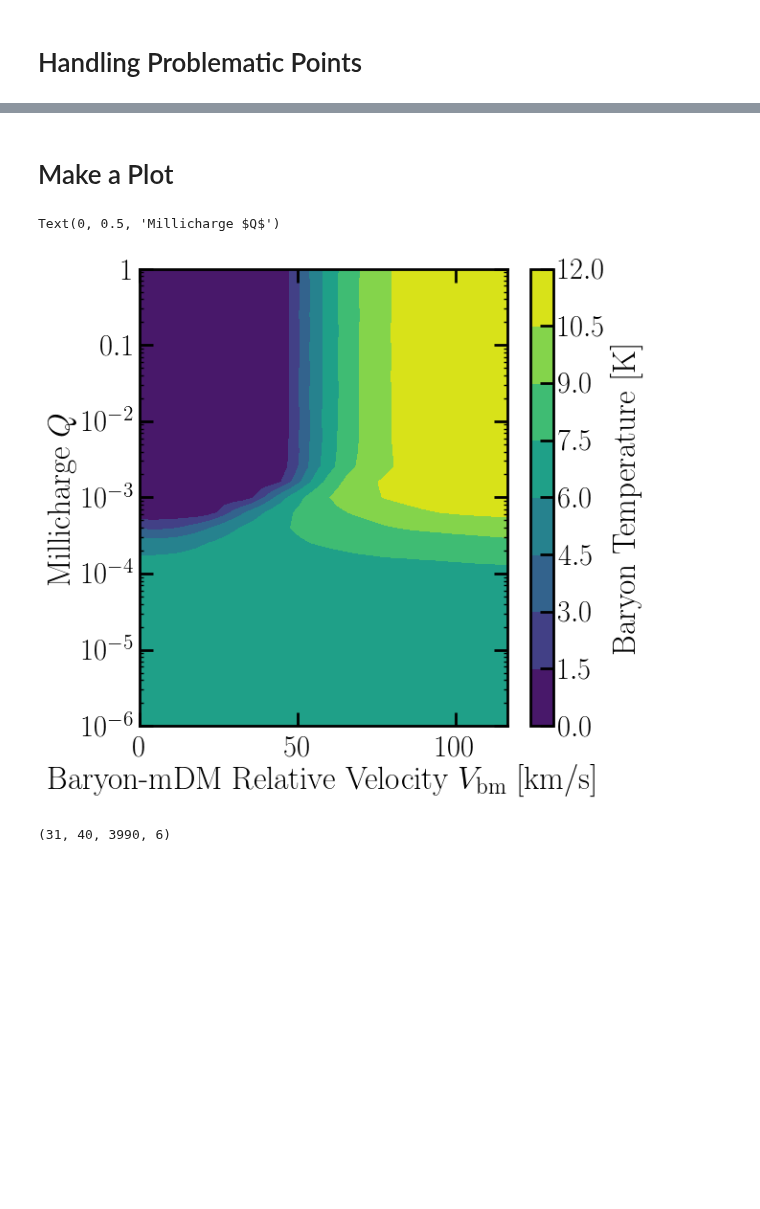
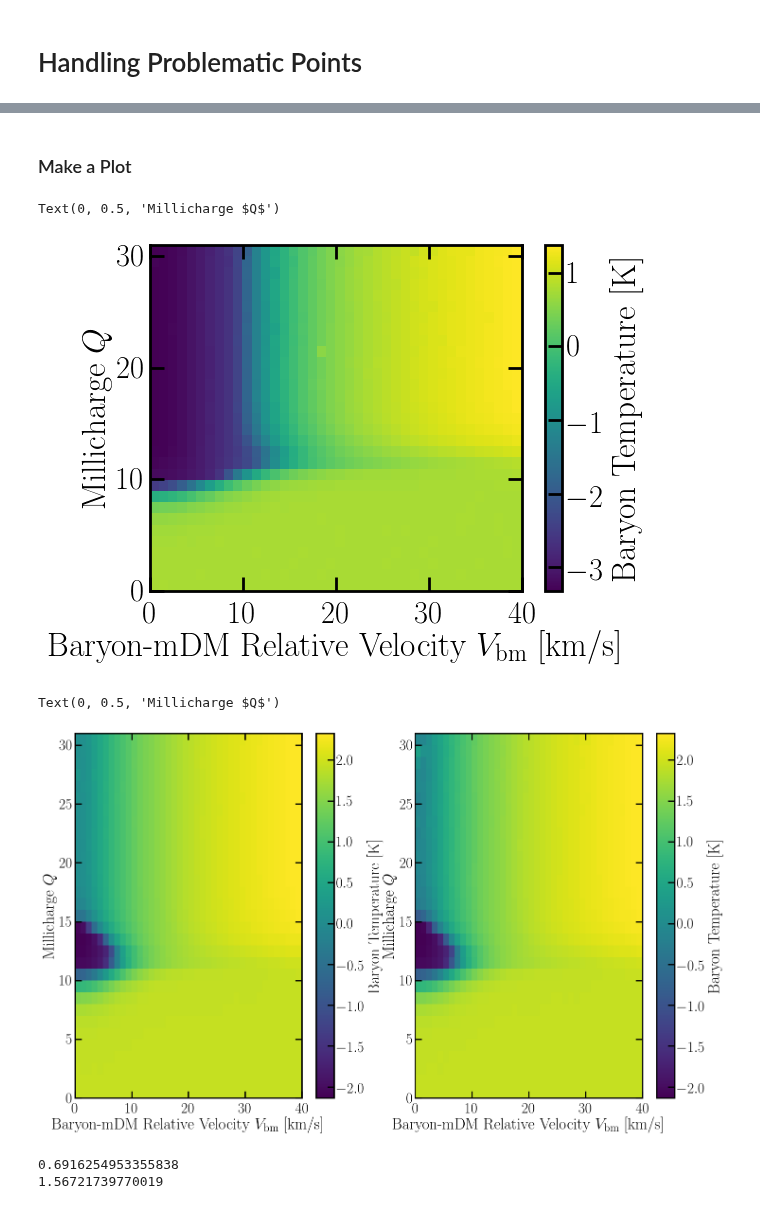
Before and after one commit to hongwanliu/millicharged_DM_with_bath, a Jupyter notebook: notebooks/Millicharged_Vrel_Parameter_Scan.ipynb, the cells around one changed output, grey strips where cells are left out. Saved outputs shown, nothing was run; the diff lists cells and outputs as text; code cells hidden in the pictures; blank space fills up the shorter version.

```diff
--- a/notebooks/Millicharged_Vrel_Parameter_Scan.ipynb
+++ b/notebooks/Millicharged_Vrel_Parameter_Scan.ipynb
@@ -224,7 +211,9 @@ Errors:  [[0, 0], [0, 5], [0, 22], [0, 26], [1, 0], [1, 3], [1, 9], [1, 13], [1,
 # %%
-# pickle.dump((soln_arr, error_arr), open('/tigress/hongwanl/millicharged_DM_with_bath/data_Vrel_m_m_3e8.p','wb'))
+pickle.dump((soln_arr, error_arr), open('/tigress/hongwanl/millicharged_DM_with_bath/Vrel_scan_fixed_He_bug/data_Vrel_m_m_3_GeV_m_C_100_MeV.p','wb'))
 
-soln_arr, error_arr = pickle.load(open('/tigress/hongwanl/millicharged_DM_with_bath/data_Vrel_m_m_3e8.p','rb'))
+soln_arr, error_arr = pickle.load(open('/tigress/hongwanl/millicharged_DM_with_bath/Vrel_scan_fixed_He_bug/data_Vrel_m_m_3_GeV_m_C_100_MeV.p','rb'))
+
+# error_arr = to_clean
 # %% [markdown]
 # Handling Problematic Points
 # %%
@@ -318,26 +352,77 @@ Solved: [ 18 ,  0 ]
 
 []
 # %% [markdown]
-# Make a Plot
+### Make a Plot
 # %%
-soln_arr, error_arr = pickle.load(open('/tigress/hongwanl/millicharged_DM_with_bath/data_Vrel_m_m_3e8.p','rb'))
+soln_arr, error_arr = pickle.load(open('/tigress/hongwanl/millicharged_DM_with_bath/Vrel_scan_fixed_He_bug/data_Vrel_m_m_30_MeV_m_C_100_MeV.p','rb'))
 
 # rs_vec[-9] is 1+z = 18.
 
-plt.figure()
+plt.figure(figsize=(6,4.5))
 
-plt.yscale('log')
+# plt.yscale('log')
 
-plt.contourf(V_rel_arr * phys.c / 1e5, Q_arr,  soln_arr[:,:,-9,0] / phys.kB)
+# plt.contourf(V_rel_arr * phys.c / 1e5, Q_arr,  soln_arr[:,:,-9,0] / phys.kB)
+plt.pcolormesh(np.log(soln_arr_2[:,:,-1,0] / phys.kB))
 
 plt.colorbar(label='Baryon Temperature [K]')
 
+plt.axis([0, 40, 0, 31])
+
 plt.xlabel(r'Baryon-mDM Relative Velocity $V_\mathrm{bm}$ [km/s]')
 plt.ylabel(r'Millicharge $Q$')
 # %% [output]
 Text(0, 0.5, 'Millicharge $Q$')
-[figure, old version]
+[figure, new version]
-# %%
-soln_arr.shape
-# %% [output]
-(31, 40, 3990, 6)
+# %%
+soln_arr, error_arr = pickle.load(open('/tigress/hongwanl/millicharged_DM_with_bath/Vrel_scan_fixed_He_bug/data_Vrel_m_m_30_MeV_m_C_100_MeV.p','rb'))
+soln_arr_2, error_arr_2 = pickle.load(open('/tigress/hongwanl/millicharged_DM_with_bath/Vrel_scan/data_Vrel_m_m_3e7.p','rb'))
+
+# rs_vec[-9] is 1+z = 18.
+
+f, axs = plt.subplots(1, 2, figsize=(17,10))
+
+# plt.yscale('log')
+
+# plt.contourf(V_rel_arr * phys.c / 1e5, Q_arr,  soln_arr[:,:,-9,0] / phys.kB)
+
+ax = axs[0]
+
+mappab = ax.pcolormesh(np.log(soln_arr[:,:,-9,0] / phys.kB))
+#     ax.pcolormesh(np.log(soln_arr_2[:,:,-9,0] / phys.kB))
+
+dat = np.log(soln_arr[:,:,-9,0] / phys.kB)
+
+
+mappab.set_clim((np.min(dat), np.max(dat)))
+
+cbar = plt.colorbar(mappab, ax=ax, label='Baryon Temperature [K]')
+
+ax.set_xlim((0, 40))
+ax.set_ylim((0, 31))
+
+ax.set_xlabel(r'Baryon-mDM Relative Velocity $V_\mathrm{bm}$ [km/s]')
+ax.set_ylabel(r'Millicharge $Q$')
+
+
+ax = axs[1]
+
+mappab = ax.pcolormesh(np.log(soln_arr_2[:,:,-9,0] / phys.kB))
+mappab.set_clim((np.min(dat), np.max(dat)))
+cbar = plt.colorbar(mappab, ax=ax, label='Baryon Temperature [K]')
+
+ax.set_xlim((0, 40))
+ax.set_ylim((0, 31))
+
+ax.set_xlabel(r'Baryon-mDM Relative Velocity $V_\mathrm{bm}$ [km/s]')
+ax.set_ylabel(r'Millicharge $Q$')
+# %% [output]
+Text(0, 0.5, 'Millicharge $Q$')
+[figure, added]
+# %%
+
+print(np.min(np.array([soln_arr[:, :, -9, 0]/soln_arr_2[:, :, -9, 0]])))
+print(np.max(np.array([soln_arr[:, :, -9, 0]/soln_arr_2[:, :, -9, 0]])))
+# %% [output]
+0.6916254953355838
+1.56721739770019
```
Also changed, not shown: parts of 9 cells of this notebook, 2 other files.
